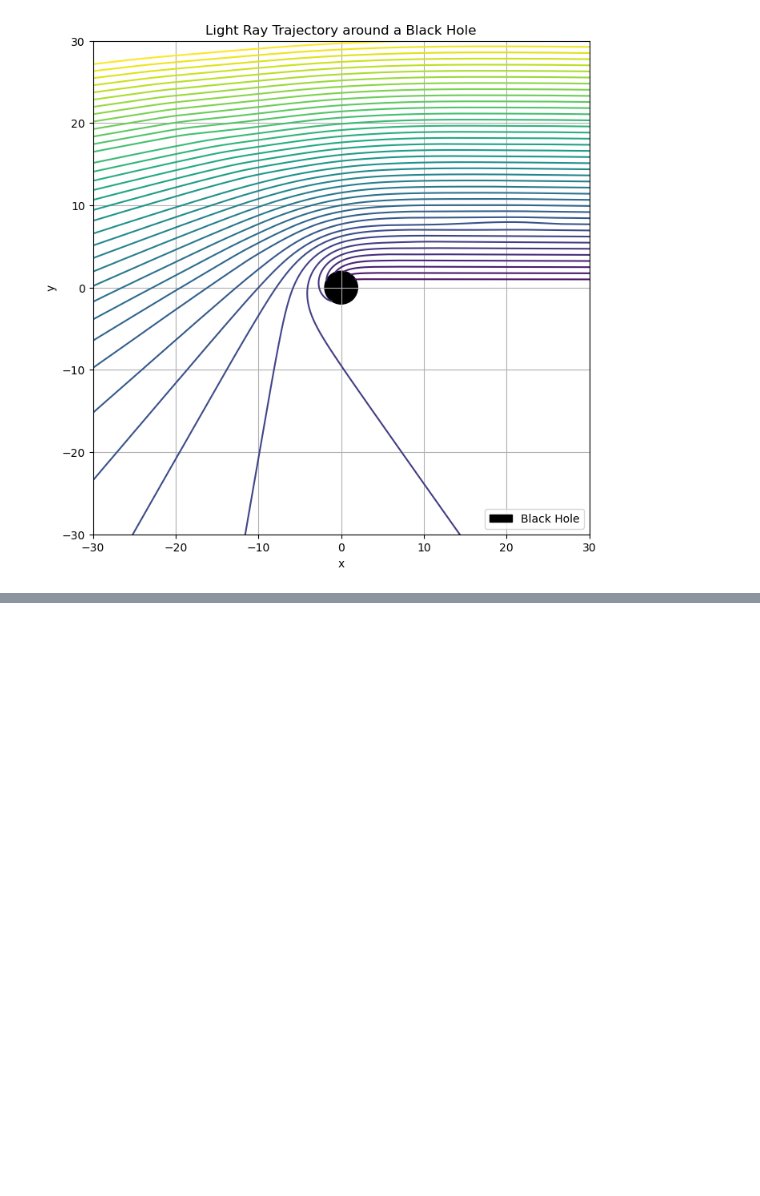
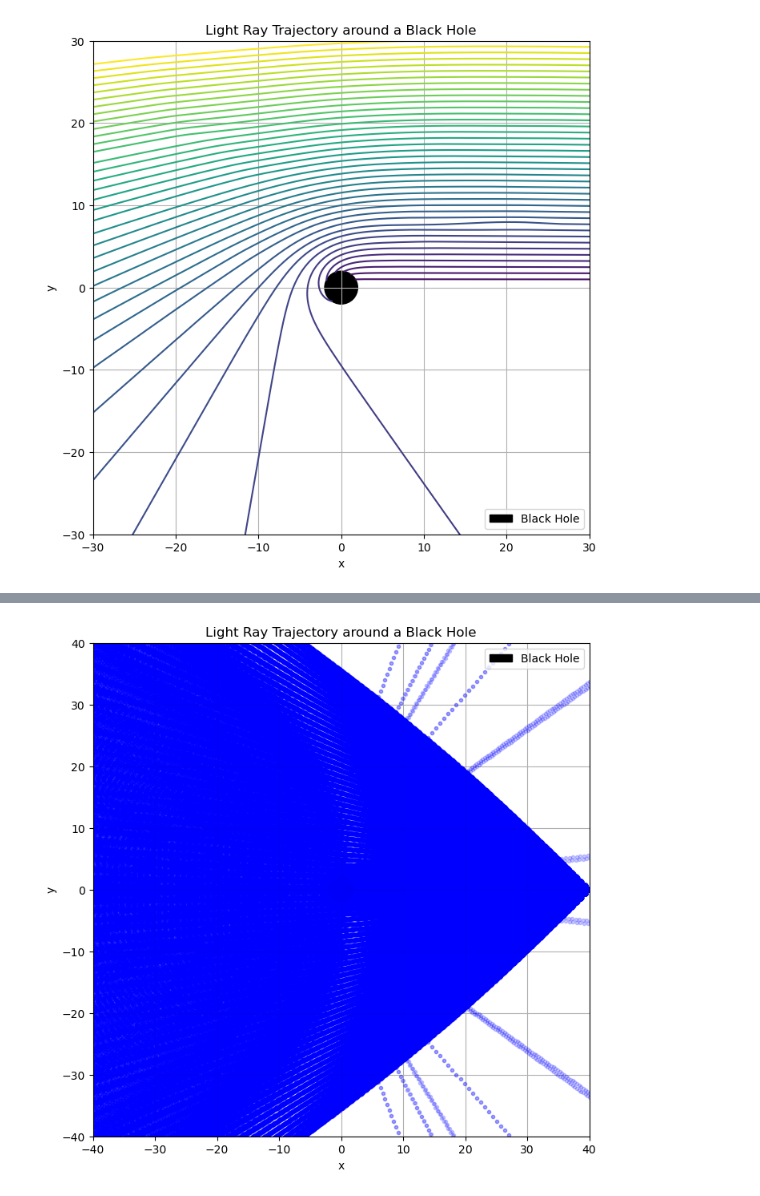
Before and after one commit to Johnny880724/BH3D, a Jupyter notebook: BH3D.ipynb, the cells around one changed output, grey strips where cells are left out. Saved outputs shown, nothing was run; the diff lists cells and outputs as text; code cells hidden in the pictures; blank space fills up the shorter version.

```diff
--- a/BH3D.ipynb
+++ b/BH3D.ipynb
@@ -232,0 +959,24 @@ plt.show()
+# %%
+import matplotlib.patches as patches
+# Plot the trajectory of the light ray
+fig, ax = plt.subplots(figsize=(8, 8))
+# Define a colormap
+cmap = plt.get_cmap('viridis')
+for w,pixely in enumerate(pixely_arr):
+    for h,pixelz in enumerate(pixelz_arr):
+        ax.plot(traj_x[w,h],traj_y[w,h],'.',color = "blue", alpha=0.2)
+# Add a circle with radius 2 at the origin to represent the black hole
+circle = patches.Circle((0, 0), 2, color='black', label='Black Hole')
+ax.add_patch(circle)
+
+
+ax.set_xlim(-box_size, box_size)
+ax.set_ylim(-box_size, box_size)
+ax.set_xlabel('x')
+ax.set_ylabel('y')
+ax.set_title('Light Ray Trajectory around a Black Hole')
+ax.legend()
+ax.grid(True)
+plt.show()
+# %% [output]
+[figure, added]
```
Also changed, not shown: parts of 18 cells of this notebook.
